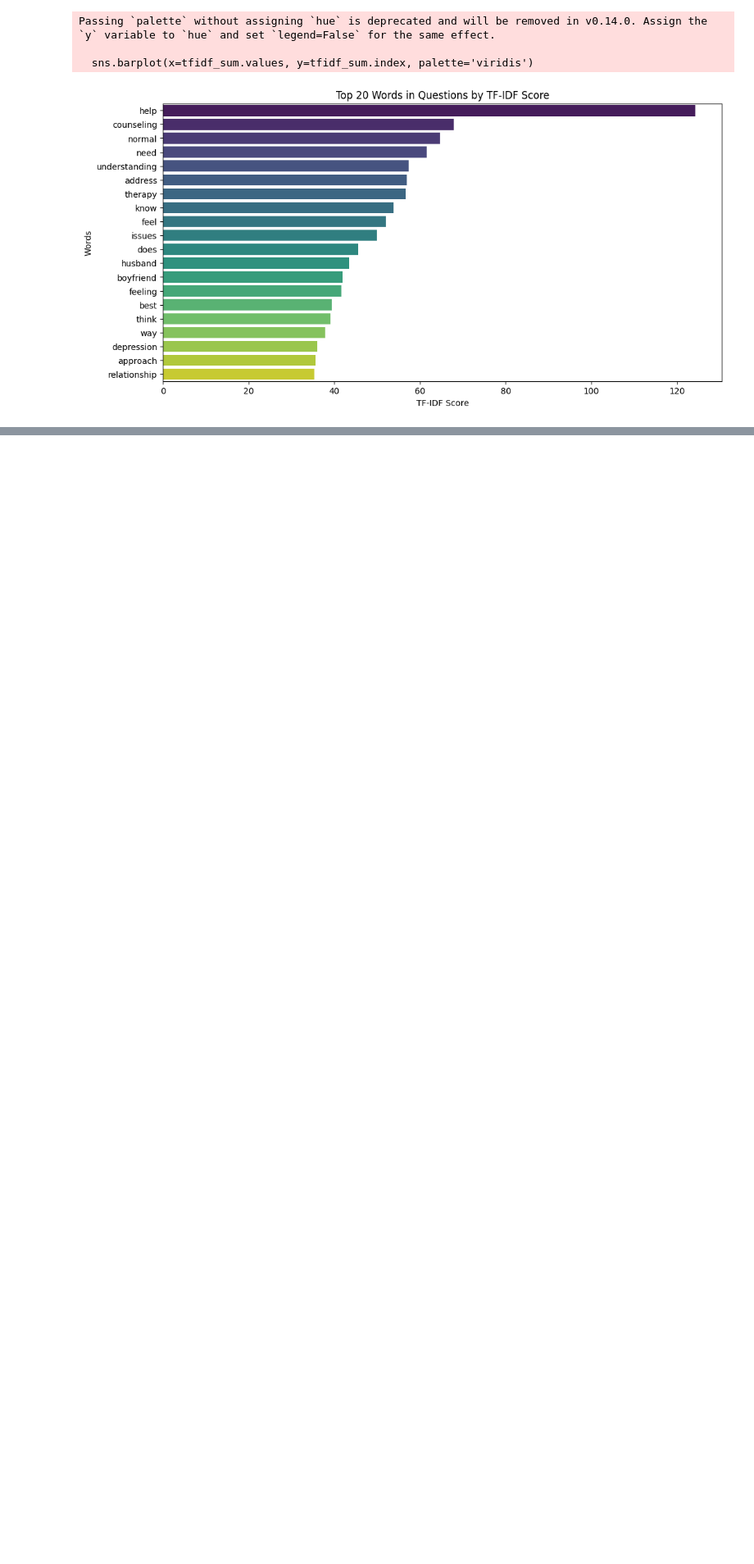
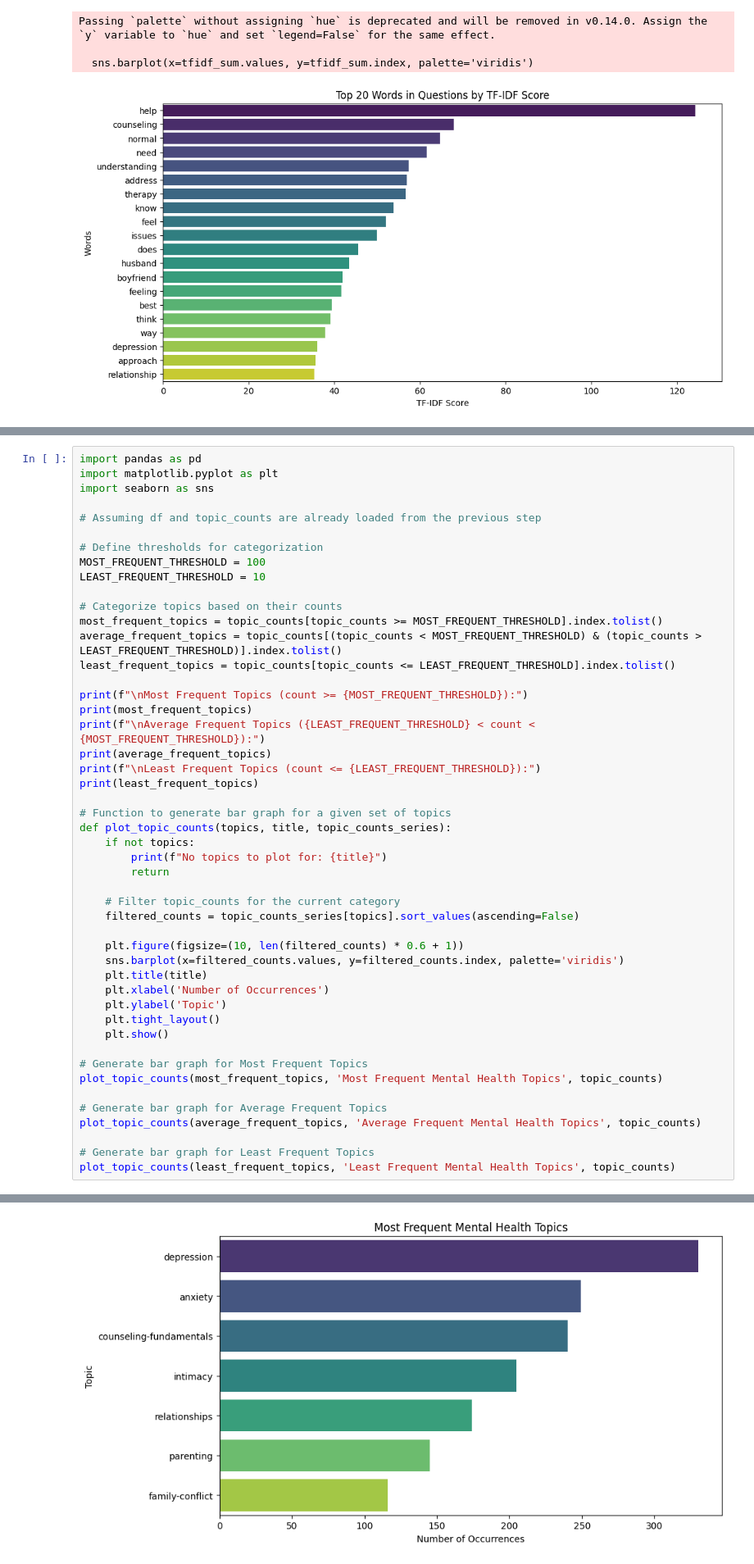
Before and after one commit to NeoRedcraft/nlp-project-1, a Jupyter notebook: Final.ipynb, the cells around one changed output, grey strips where cells are left out. Shown at 82% size. Cells and saved outputs as stored; diff of their text form; blank space fills up the shorter version.

```diff
--- a/Final.ipynb
+++ b/Final.ipynb
@@ -92,0 +99,49 @@ Passing `palette` without assigning `hue` is deprecated and will be removed in v
+# %%
+import pandas as pd
+import matplotlib.pyplot as plt
+import seaborn as sns
+
+# Assuming df and topic_counts are already loaded from the previous step
+
+# Define thresholds for categorization
+MOST_FREQUENT_THRESHOLD = 100
+LEAST_FREQUENT_THRESHOLD = 10
+
+# Categorize topics based on their counts
+most_frequent_topics = topic_counts[topic_counts >= MOST_FREQUENT_THRESHOLD].index.tolist()
+average_frequent_topics = topic_counts[(topic_counts < MOST_FREQUENT_THRESHOLD) & (topic_counts > LEAST_FREQUENT_THRESHOLD)].index.tolist()
+least_frequent_topics = topic_counts[topic_counts <= LEAST_FREQUENT_THRESHOLD].index.tolist()
+
+print(f"\nMost Frequent Topics (count >= {MOST_FREQUENT_THRESHOLD}):")
+print(most_frequent_topics)
+print(f"\nAverage Frequent Topics ({LEAST_FREQUENT_THRESHOLD} < count < {MOST_FREQUENT_THRESHOLD}):")
+print(average_frequent_topics)
+print(f"\nLeast Frequent Topics (count <= {LEAST_FREQUENT_THRESHOLD}):")
+print(least_frequent_topics)
+
+# Function to generate bar graph for a given set of topics
+def plot_topic_counts(topics, title, topic_counts_series):
+    if not topics:
+        print(f"No topics to plot for: {title}")
+        return
+
+    # Filter topic_counts for the current category
+    filtered_counts = topic_counts_series[topics].sort_values(ascending=False)
+
+    plt.figure(figsize=(10, len(filtered_counts) * 0.6 + 1))
+    sns.barplot(x=filtered_counts.values, y=filtered_counts.index, palette='viridis')
+    plt.title(title)
+    plt.xlabel('Number of Occurrences')
+    plt.ylabel('Topic')
+    plt.tight_layout()
+    plt.show()
+
+# Generate bar graph for Most Frequent Topics
+plot_topic_counts(most_frequent_topics, 'Most Frequent Mental Health Topics', topic_counts)
+
+# Generate bar graph for Average Frequent Topics
+plot_topic_counts(average_frequent_topics, 'Average Frequent Mental Health Topics', topic_counts)
+
+# Generate bar graph for Least Frequent Topics
+plot_topic_counts(least_frequent_topics, 'Least Frequent Mental Health Topics', topic_counts)
+# %% [output]
@@ -92,0 +159 @@ Passing `palette` without assigning `hue` is deprecated and will be removed in v
+[figure, added]
```
Also changed, not shown: parts of 4 cells of this notebook.
